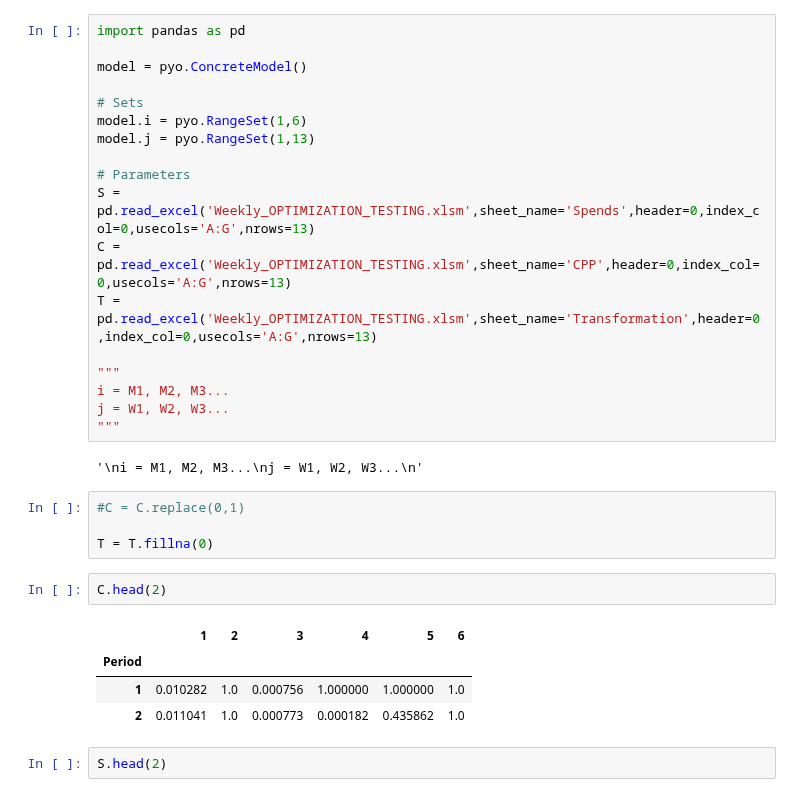
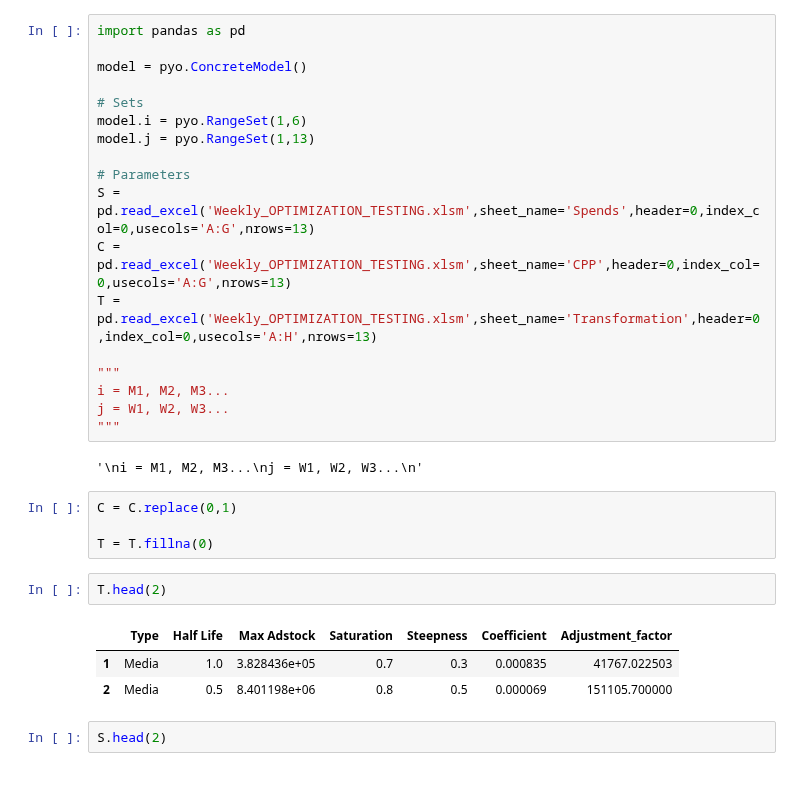
Before and after one commit to Akash743/Mathematical-Optimization, a Jupyter notebook: Optimizer_weekly.ipynb, the cells around one changed output. Cells and saved outputs as stored; diff of their text form.

```diff
--- a/Optimizer_weekly.ipynb
+++ b/Optimizer_weekly.ipynb
@@ -39,7 +25,7 @@ model.j = pyo.RangeSet(1,13)
 # Parameters
 S = pd.read_excel('Weekly_OPTIMIZATION_TESTING.xlsm',sheet_name='Spends',header=0,index_col=0,usecols='A:G',nrows=13)
 C = pd.read_excel('Weekly_OPTIMIZATION_TESTING.xlsm',sheet_name='CPP',header=0,index_col=0,usecols='A:G',nrows=13)
-T = pd.read_excel('Weekly_OPTIMIZATION_TESTING.xlsm',sheet_name='Transformation',header=0,index_col=0,usecols='A:G',nrows=13)
+T = pd.read_excel('Weekly_OPTIMIZATION_TESTING.xlsm',sheet_name='Transformation',header=0,index_col=0,usecols='A:H',nrows=13)
 
 """
 i = M1, M2, M3...
@@ -48,16 +34,15 @@ j = W1, W2, W3...
 # %% [output]
 '\ni = M1, M2, M3...\nj = W1, W2, W3...\n'
 # %%
-#C = C.replace(0,1)
+C = C.replace(0,1)
 
 T = T.fillna(0)
 # %%
-C.head(2)
+T.head(2)
 # %% [output]
-|  | 1 | 2 | 3 | 4 | 5 | 6 |
-| Period |  |  |  |  |  |  |
-| 1 | 0.010282 | 1.0 | 0.000756 | 1.000000 | 1.000000 | 1.0 |
-| 2 | 0.011041 | 1.0 | 0.000773 | 0.000182 | 0.435862 | 1.0 |
+|  | Type | Half Life | Max Adstock | Saturation | Steepness | Coefficient | Adjustment_factor |
+| 1 | Media | 1.0 | 3.828436e+05 | 0.7 | 0.3 | 0.000835 | 41767.022503 |
+| 2 | Media | 0.5 | 8.401198e+06 | 0.8 | 0.5 | 0.000069 | 151105.700000 |
 # %%
 S.head(2)
 # %% [output]
```
Also changed, not shown: parts of 25 cells of this notebook.
